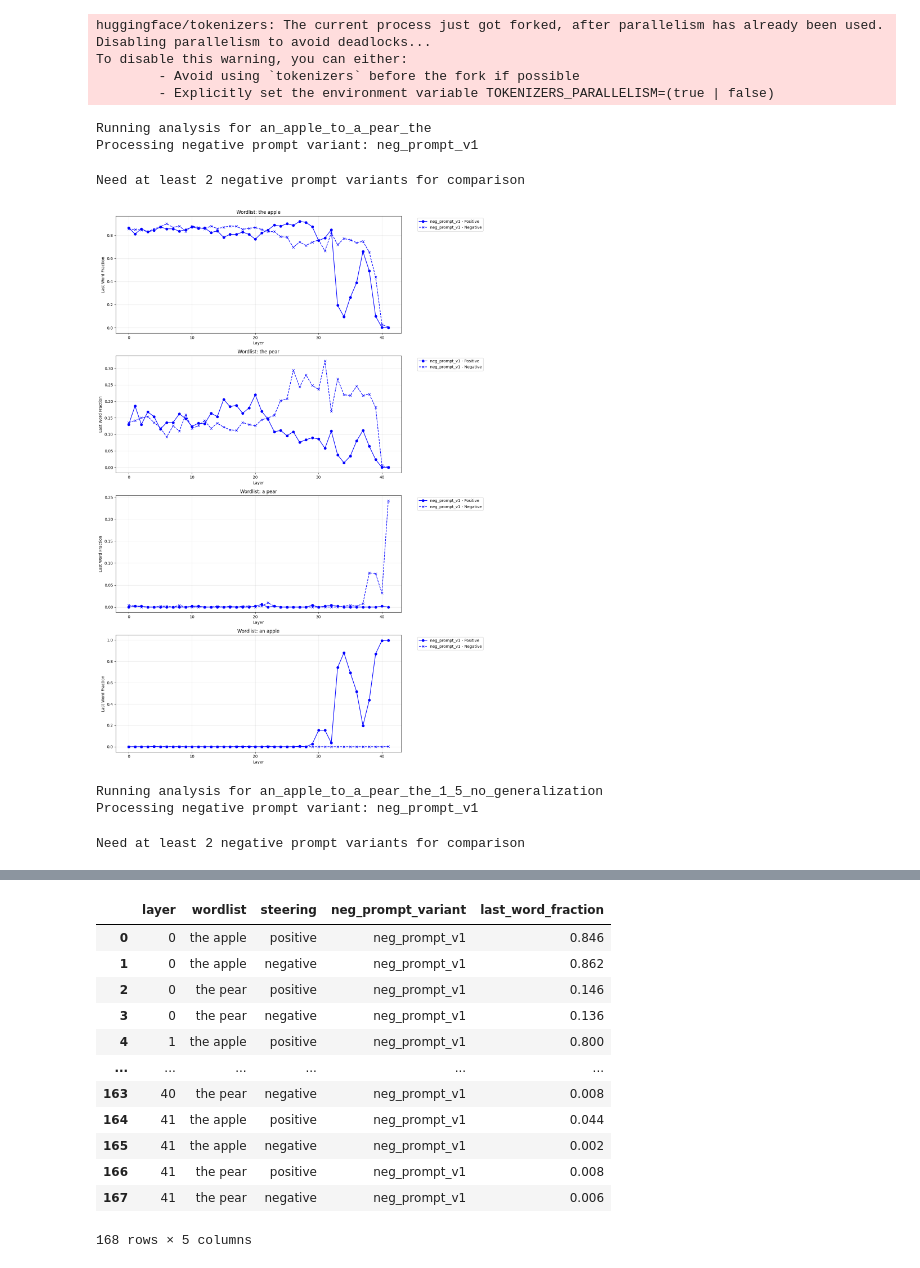
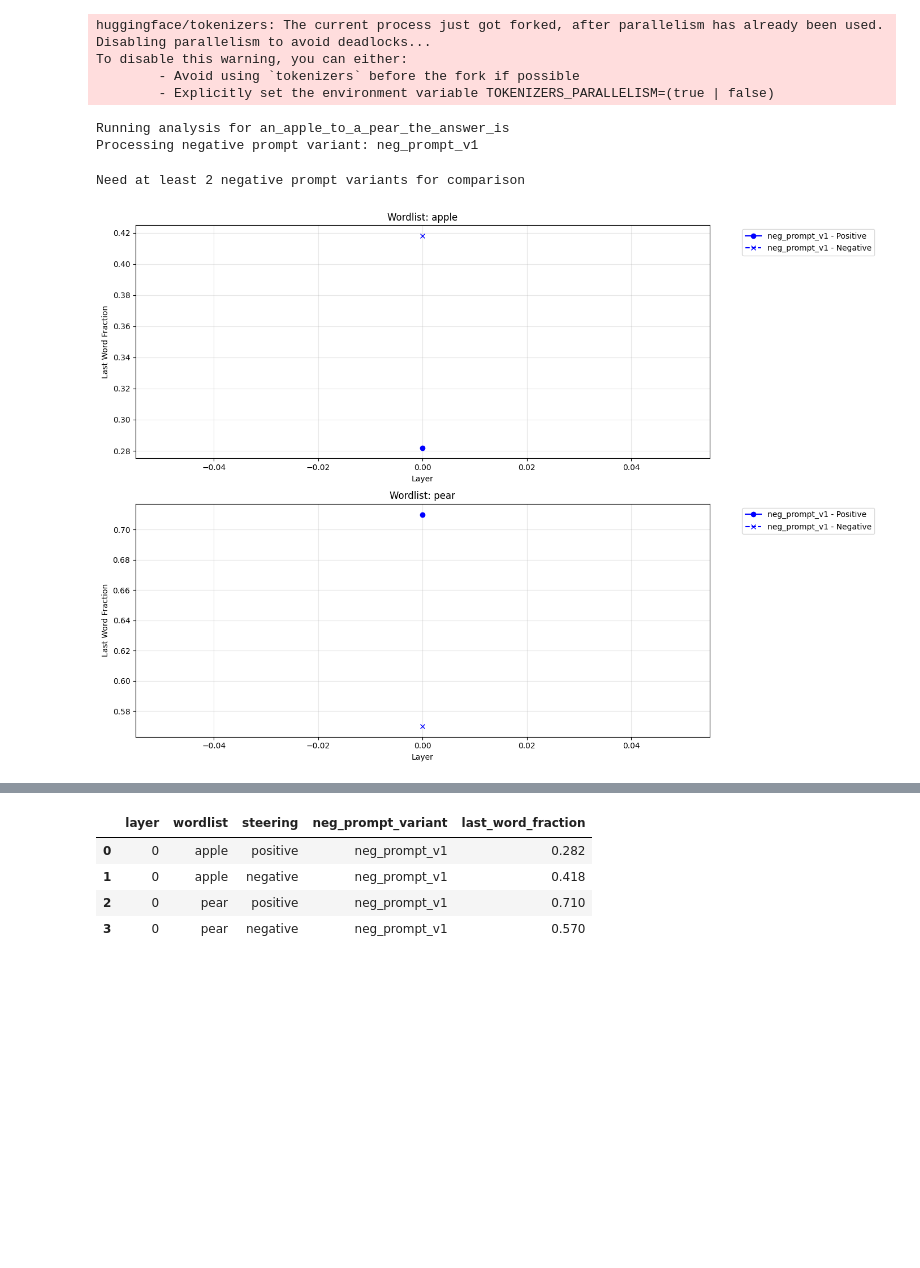
Before and after one commit to Jim-Maar/implicit-planning-in-llms, a Jupyter notebook: experiments_jim/2025-04-29-a_an_steering_the_third/plot_steeering_across_layers.ipynb, the cells around one changed output, grey strips where cells are left out. Saved outputs shown, nothing was run; the diff lists cells and outputs as text; code cells hidden in the pictures; blank space fills up the shorter version.

```diff
--- a/experiments_jim/2025-04-29-a_an_steering_the_third/plot_steeering_across_layers.ipynb
+++ b/experiments_jim/2025-04-29-a_an_steering_the_third/plot_steeering_across_layers.ipynb
@@ -687,7 +673,7 @@ To disable this warning, you can either:
 
 def analyze_layers_for_wordlists(model, tokenizer, negative_prompts_list, positive_prompts,
                                generation_prompt, wordlists_dict,
-                               num_layers=41, batch_size=500, steering_multiplier=1.0,save_vectors=False, num_examples=0, extra_line=True, num_words=1):
+                               num_layers=1, batch_size=500, steering_multiplier=1.0,save_vectors=False, num_examples=0, extra_line=True, num_words=1):
     """
     Analyze steering effects across layers for multiple wordlists and negative prompts.
 
@@ -1065,14 +1051,15 @@ cfg_an_apple_to_a_pear_the_answer_is_1_5 = SteeringExperimentConfig(
     # positive_words=["pear"],
     # negative_words=["apple"],
     # layer=27,
-    steering_multiplier=1.5,
+    steering_multiplier=5.0,
     num_examples=2,
     extra_line=True,
-    batch_size=1000,
+    batch_size=500,
     wordlists={
         "apple": ["apple"],
         "pear": ["pear"],
-    }
+    },
+    num_words=1,
 )
 
 cfg_an_apple_to_a_pear_the_1_5 = SteeringExperimentConfig(
@@ -1119,23 +1106,21 @@ MAX_NEW_TOKENS = 5
 # %%
 # cfg_quick_to_pain, cfg_rabbit_to_habit_cheating, cfg_rabbit_to_habit_oneshot, cfg_quick_to_unrhymed, cfg_rhyming_to_unrhyming, cfg_a_an_generalization, cfg_a_an_generalization_with_article
 # run_analysis(cfg_quick_to_pain)
 # run_analysis(cfg_rabbit_to_habit_cheating)
 # run_analysis(cfg_rabbit_to_habit_oneshot)
 # run_analysis(cfg_quick_to_unrhymed)
 # run_analysis(cfg_rhyming_to_unrhyming)
 # run_analysis(cfg_a_an_generalization)
 # run_analysis(cfg_a_an_generalization_with_article)
 # run_analysis(cfg_brick_to_rain)
 # run_analysis(cfg_an_apple_to_a_pear_1_5)
 # run_analysis(cfg_a_date_to_a_pear_1_5)
 # run_analysis(cfg_an_apple_to_a_pear_the_answer_is_1_5)
-run_analysis(cfg_an_apple_to_a_pear_the_1_5)
-run_analysis(cfg_an_apple_to_a_pear_the_1_5_no_generalization)
+# run_analysis(cfg_an_apple_to_a_pear_the_1_5)
+# run_analysis(cfg_an_apple_to_a_pear_the_1_5_no_generalization)
+run_analysis(cfg_an_apple_to_a_pear_the_answer_is_1_5)
 # %% [output]
-Running analysis for an_apple_to_a_pear_the
+Running analysis for an_apple_to_a_pear_the_answer_is
 Processing negative prompt variant: neg_prompt_v1
 Need at least 2 negative prompt variants for comparison
-[figure, old version]
+[figure, new version]
-Running analysis for an_apple_to_a_pear_the_1_5_no_generalization
-Processing negative prompt variant: neg_prompt_v1
-Need at least 2 negative prompt variants for comparison
@@ -1143,15 +1127,7 @@ Need at least 2 negative prompt variants for comparison
 |  | layer | wordlist | steering | neg_prompt_variant | last_word_fraction |
-| 0 | 0 | the apple | positive | neg_prompt_v1 | 0.846 |
-| 1 | 0 | the apple | negative | neg_prompt_v1 | 0.862 |
-| 2 | 0 | the pear | positive | neg_prompt_v1 | 0.146 |
-| 3 | 0 | the pear | negative | neg_prompt_v1 | 0.136 |
-| 4 | 1 | the apple | positive | neg_prompt_v1 | 0.800 |
-| ... | ... | ... | ... | ... | ... |
-| 163 | 40 | the pear | negative | neg_prompt_v1 | 0.008 |
-| 164 | 41 | the apple | positive | neg_prompt_v1 | 0.044 |
-| 165 | 41 | the apple | negative | neg_prompt_v1 | 0.002 |
-| 166 | 41 | the pear | positive | neg_prompt_v1 | 0.008 |
-| 167 | 41 | the pear | negative | neg_prompt_v1 | 0.006 |
+| 0 | 0 | apple | positive | neg_prompt_v1 | 0.282 |
+| 1 | 0 | apple | negative | neg_prompt_v1 | 0.418 |
+| 2 | 0 | pear | positive | neg_prompt_v1 | 0.710 |
+| 3 | 0 | pear | negative | neg_prompt_v1 | 0.570 |
-168 rows × 5 columns
 # %%
 generation_prompt=a_pear_or_an_apple_qustions_one_shot[12]
```
Also changed, not shown: parts of 4 cells of this notebook, 4 other files.
